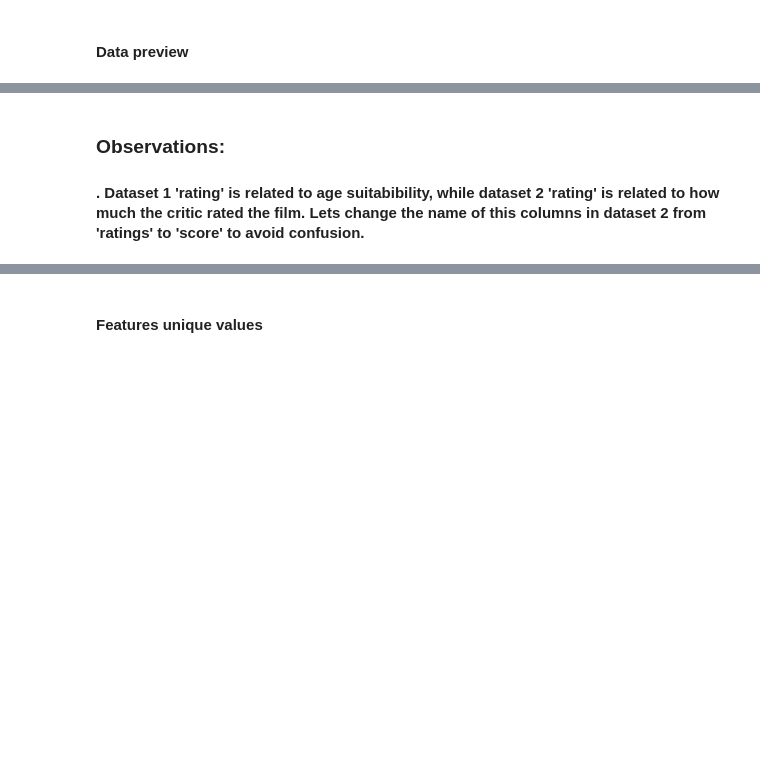
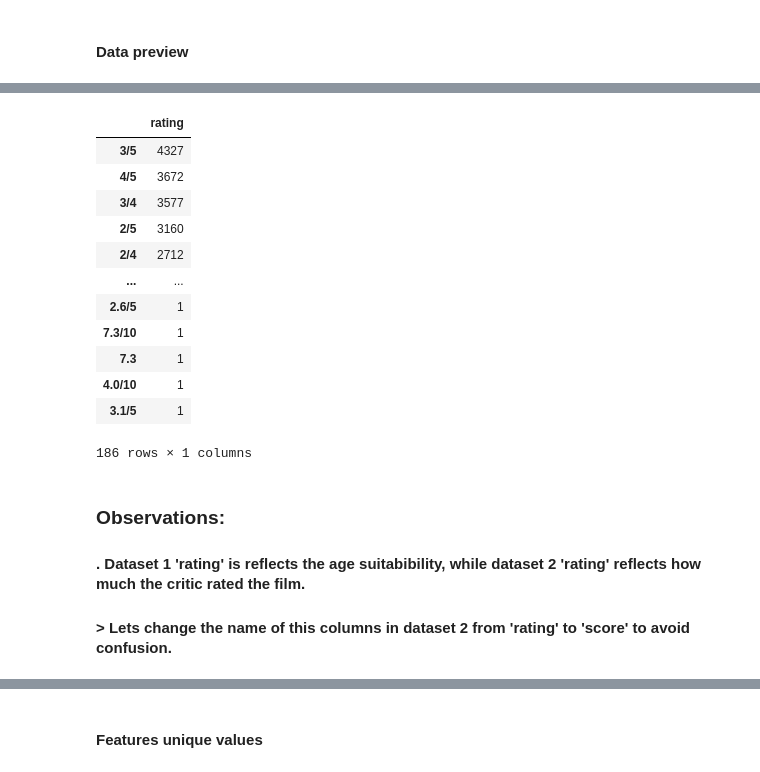
Before and after one commit to inesboxexa/project-films, a Jupyter notebook: rotten-datasets.ipynb, the cells around one changed output, grey strips where cells are left out. Drawn from its saved outputs; the diff is of its cells as text; code cells hidden in the pictures; blank space fills up the shorter version.

```diff
--- a/rotten-datasets.ipynb
+++ b/rotten-datasets.ipynb
@@ -31,6 +41,23 @@ o_rotten_2_df.head()
+# %%
+pd.DataFrame(o_rotten_2_df['rating'].value_counts())
+# %% [output]
+|  | rating |
+| 3/5 | 4327 |
+| 4/5 | 3672 |
+| 3/4 | 3577 |
+| 2/5 | 3160 |
+| 2/4 | 2712 |
+| ... | ... |
+| 2.6/5 | 1 |
+| 7.3/10 | 1 |
+| 7.3 | 1 |
+| 4.0/10 | 1 |
+| 3.1/5 | 1 |
+186 rows × 1 columns
 # %% [markdown]
 ### Observations:
-####  . Dataset 1 'rating' is related to age suitabibility, while dataset 2 'rating' is related to how much the critic rated the film. Lets change the name of this columns in dataset 2 from 'ratings' to 'score' to avoid confusion.
+####  . Dataset 1 'rating' is reflects the age suitabibility, while dataset 2 'rating' reflects how much the critic rated the film.
+#### > Lets change the name of this columns in dataset 2 from 'rating' to 'score' to avoid confusion.
 # %%
 o_rotten_2_df.rename(columns={'rating':'score'}, inplace=True)
 o_rotten_2_df.head()
```
Also changed, not shown: parts of 3 cells of this notebook.
